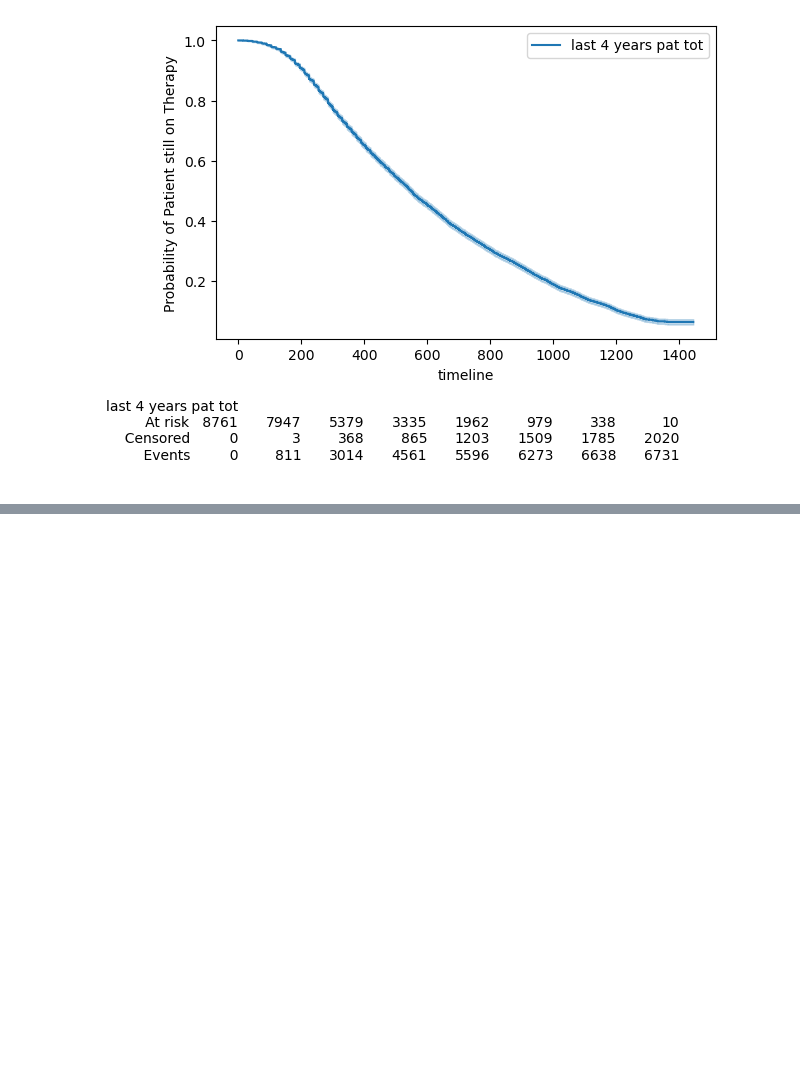
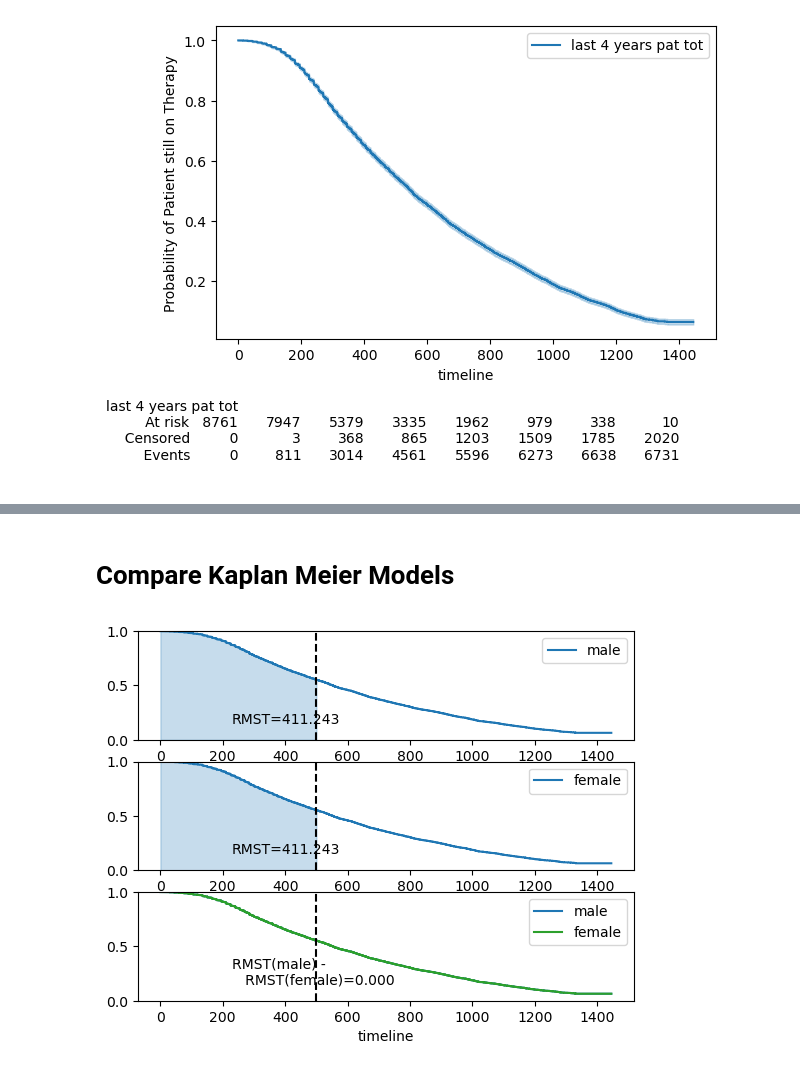
Before and after one commit to nicksv03/Survival_Analysis_BYOP, a Jupyter notebook: survival_analysis.ipynb, the cells around one changed output, grey strips where cells are left out. Saved outputs shown, nothing was run; the diff lists cells and outputs as text; code cells hidden in the pictures; blank space fills up the shorter version.

```diff
--- a/survival_analysis.ipynb
+++ b/survival_analysis.ipynb
@@ -366,0 +440,37 @@ plt.show()
+# %% [markdown]
+# Compare Kaplan Meier Models
+# %%
+# Patients witthin last 4 years
+last4y = apld[apld['service_date'].between(start_date, end_date)][['patient_id']].drop_duplicates()
+s1_apld_4_yrs = s1_apld[s1_apld['patient_id'].isin(last4y['patient_id'])].reset_index(drop=True)
+s1_apld_4_yrs.head().T
+
+# Bins
+s1_apld_4_yrs['age_bin'] = pd.cut(s1_apld_4_yrs['age'], [0, 16, 25, 45, 60, 80])
+
+data = s1_apld_4_yrs[['tot', 'gender', 'survived']].reset_index(drop=True)
+
+ix = data['gender'] == 'm'
+T, E = data['tot'], data['survived']
+
+time_limit = 500
+
+kmf_male = KaplanMeierFitter().fit(T[ix], E[ix], label = 'male')
+rmst_male = restricted_mean_survival_time(kmf_male, t = time_limit)
+
+kmf_female = KaplanMeierFitter().fit(T[ix], E[ix], label = 'female')
+rmst_female = restricted_mean_survival_time(kmf_female, t = time_limit)
+
+# Plot
+
+ax = plt.subplot(311)
+rmst_plot(kmf_male, t = time_limit, ax = ax)
+
+ax = plt.subplot(312)
+rmst_plot(kmf_female, t = time_limit, ax = ax)
+
+ax = plt.subplot(313)
+rmst_plot(kmf_male, model2=kmf_female, t = time_limit, ax = ax)
+plt.show()
+# %% [output]
+[figure, added]
```
Also changed, not shown: parts of 14 cells of this notebook.
